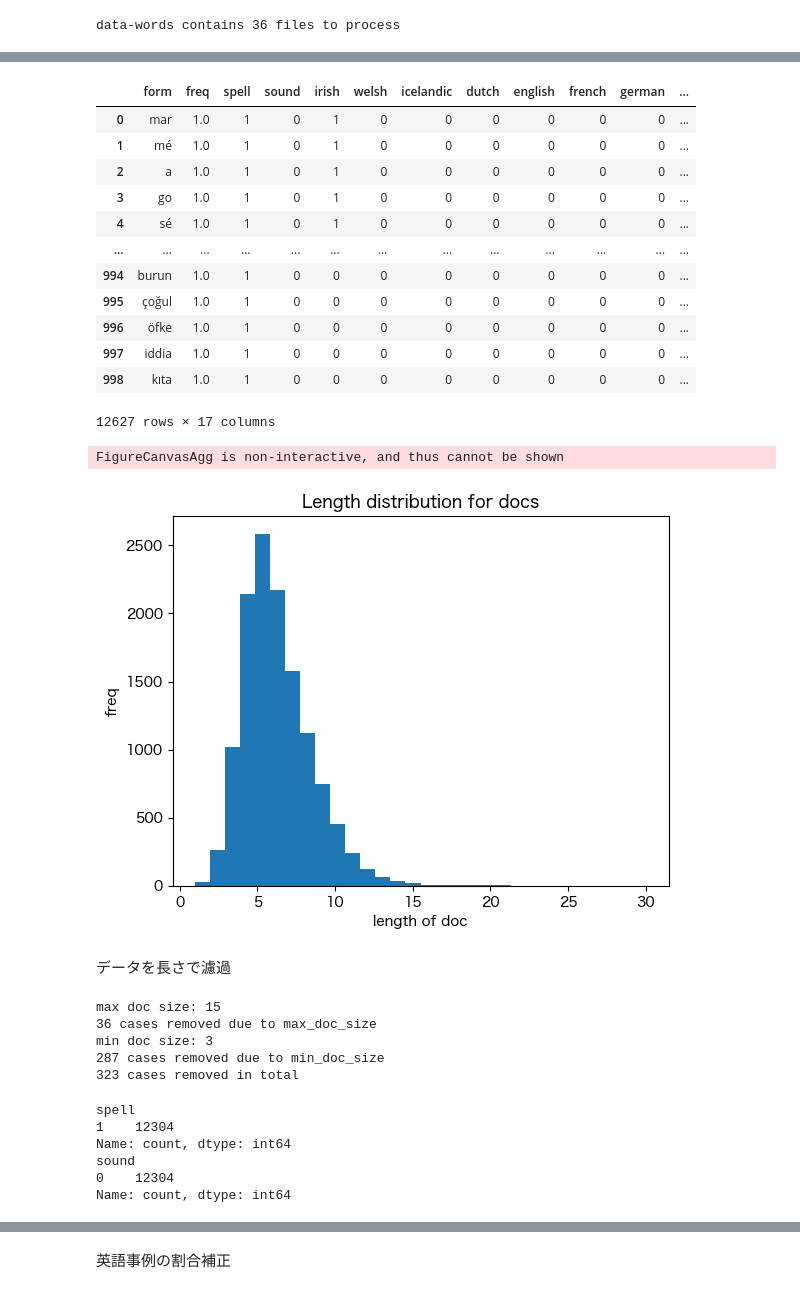
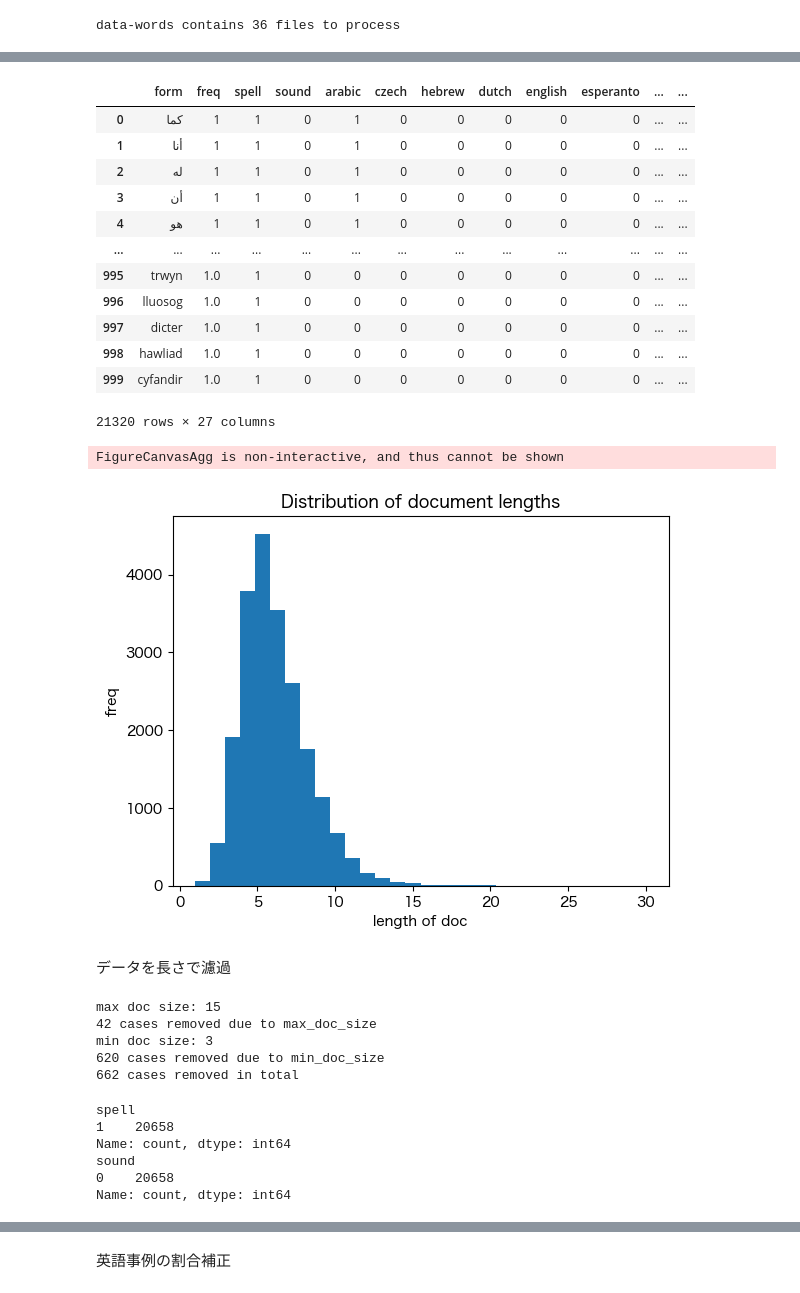
Before and after one commit to kow-k/LDA-spell-sound-typology, a Jupyter notebook: LDA-spell-sound.ipynb, the cells around one changed output, grey strips where cells are left out. Saved outputs shown, nothing was run; the diff lists cells and outputs as text; code cells hidden in the pictures.

```diff
--- a/LDA-spell-sound.ipynb
+++ b/LDA-spell-sound.ipynb
@@ -187,6 +189,7 @@ spell_set_romance_x  = "esperanto, french, italian, spanish, romanian"
 spell_set_slavic     = "czech, russian"
 
 ## selection
-selected_langs = re.split(r",\s*", spell_set_celtic_x + ", " + "dutch, english, french, german, hungarian, swahili, turkish")
+#selected_langs = re.split(r",\s*", spell_set_celtic_x + ", " + "dutch, english, french, german, greek, hungarian, russian, swahili, turkish")
+selected_langs = re.split(r",\s*", spell_set1)
 print(f"selected {len(selected_langs)} languages:\n{selected_langs}")
 # %% [output]
@@ -461,33 +463,34 @@ if select_languages:
 #
 raw_df
 # %% [output]
-|  | form | freq | spell | sound | irish | welsh | icelandic | dutch | english | french | german | ... |
-| 0 | mar | 1.0 | 1 | 0 | 1 | 0 | 0 | 0 | 0 | 0 | 0 | ... |
-| 1 | mé | 1.0 | 1 | 0 | 1 | 0 | 0 | 0 | 0 | 0 | 0 | ... |
-| 2 | a | 1.0 | 1 | 0 | 1 | 0 | 0 | 0 | 0 | 0 | 0 | ... |
-| 3 | go | 1.0 | 1 | 0 | 1 | 0 | 0 | 0 | 0 | 0 | 0 | ... |
-| 4 | sé | 1.0 | 1 | 0 | 1 | 0 | 0 | 0 | 0 | 0 | 0 | ... |
+|  | form | freq | spell | sound | arabic | czech | hebrew | dutch | english | esperanto | ... | ... |
+| 0 | كما | 1 | 1 | 0 | 1 | 0 | 0 | 0 | 0 | 0 | ... | ... |
+| 1 | أنا | 1 | 1 | 0 | 1 | 0 | 0 | 0 | 0 | 0 | ... | ... |
+| 2 | له | 1 | 1 | 0 | 1 | 0 | 0 | 0 | 0 | 0 | ... | ... |
+| 3 | أن | 1 | 1 | 0 | 1 | 0 | 0 | 0 | 0 | 0 | ... | ... |
+| 4 | هو | 1 | 1 | 0 | 1 | 0 | 0 | 0 | 0 | 0 | ... | ... |
 | ... | ... | ... | ... | ... | ... | ... | ... | ... | ... | ... | ... | ... |
-| 994 | burun | 1.0 | 1 | 0 | 0 | 0 | 0 | 0 | 0 | 0 | 0 | ... |
-| 995 | çoğul | 1.0 | 1 | 0 | 0 | 0 | 0 | 0 | 0 | 0 | 0 | ... |
-| 996 | öfke | 1.0 | 1 | 0 | 0 | 0 | 0 | 0 | 0 | 0 | 0 | ... |
-| 997 | iddia | 1.0 | 1 | 0 | 0 | 0 | 0 | 0 | 0 | 0 | 0 | ... |
-| 998 | kıta | 1.0 | 1 | 0 | 0 | 0 | 0 | 0 | 0 | 0 | 0 | ... |
+| 995 | trwyn | 1.0 | 1 | 0 | 0 | 0 | 0 | 0 | 0 | 0 | ... | ... |
+| 996 | lluosog | 1.0 | 1 | 0 | 0 | 0 | 0 | 0 | 0 | 0 | ... | ... |
+| 997 | dicter | 1.0 | 1 | 0 | 0 | 0 | 0 | 0 | 0 | 0 | ... | ... |
+| 998 | hawliad | 1.0 | 1 | 0 | 0 | 0 | 0 | 0 | 0 | 0 | ... | ... |
+| 999 | cyfandir | 1.0 | 1 | 0 | 0 | 0 | 0 | 0 | 0 | 0 | ... | ... |
-12627 rows × 17 columns
+21320 rows × 27 columns
 # %%
 ## 文字数の分布
 import numpy as np
 import matplotlib.pyplot as plt
+
 fig = plt.figure()
 ax = fig.add_subplot(1,1,1)
 ax.hist(raw_df['size'], bins = 30)
 ax.set_xlabel('length of doc')
 ax.set_ylabel('freq')
-plt.title(f"Length distribution for docs")
+plt.title(f"Distribution of document lengths")
 fig.show()
 # %% [output]
 FigureCanvasAgg is non-interactive, and thus cannot be shown
-[figure, old version]
+[figure, new version]
 # %% [markdown]
 データを長さで濾過
 # %%
@@ -507,20 +510,20 @@ print(f"{max_filtered_size - min_filtered_size} cases removed due to min_doc_siz
 print(f"{original_size - min_filtered_size} cases removed in total")
 # %% [output]
 max doc size: 15
-36 cases removed due to max_doc_size
+42 cases removed due to max_doc_size
 min doc size: 3
-287 cases removed due to min_doc_size
-323 cases removed in total
+620 cases removed due to min_doc_size
+662 cases removed in total
 # %%
 ## 結果の検査 1
 for type in types:
     print(raw_df[type].value_counts(sort = True))
 # %% [output]
 spell
-1    12304
+1    20658
 Name: count, dtype: int64
 sound
-0    12304
+0    20658
 Name: count, dtype: int64
 # %%
 ## 結果の検査 2
```
Also changed, not shown: parts of 51 cells of this notebook.
